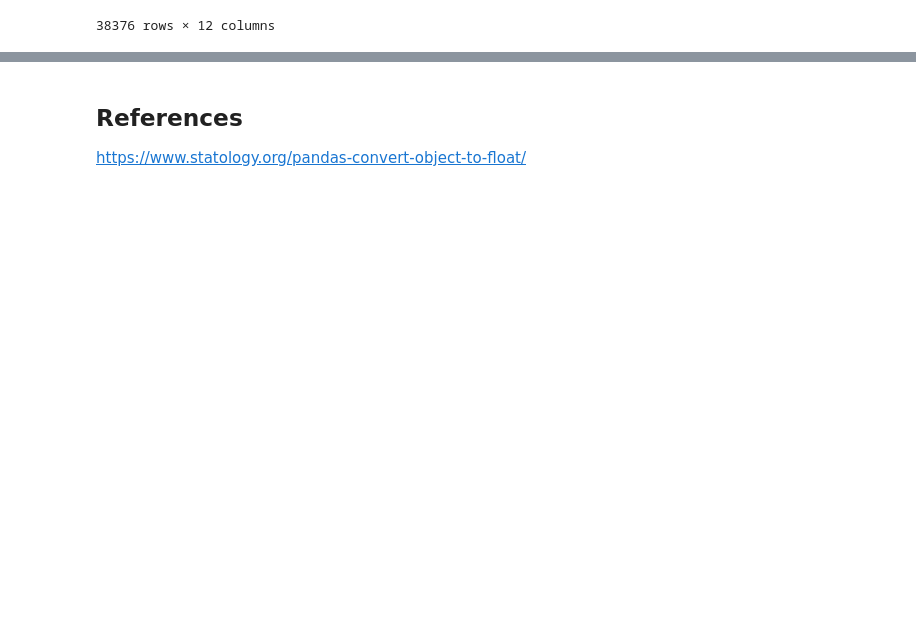
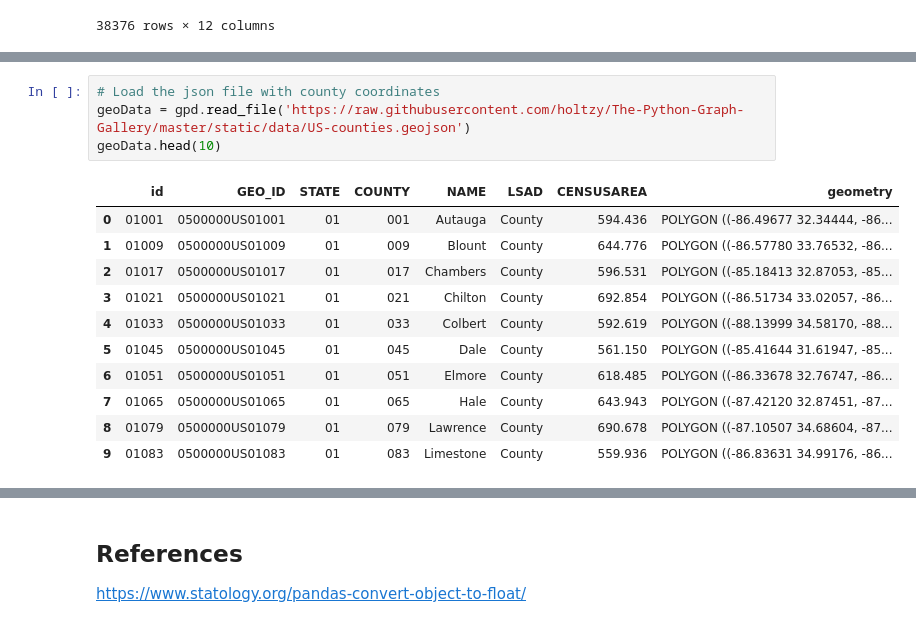
Before and after one commit to ShipraGupta16/Project_1, a Jupyter notebook: multiple_chronic_conditions_cms_2017.ipynb, the cells around one changed output, grey strips where cells are left out. Cells and saved outputs as stored; diff of their text form; blank space fills up the shorter version.

```diff
--- a/multiple_chronic_conditions_cms_2017.ipynb
+++ b/multiple_chronic_conditions_cms_2017.ipynb
@@ -308,0 +407,16 @@ mcc_county_df.describe()
+# %%
+# Load the json file with county coordinates
+geoData = gpd.read_file('https://raw.githubusercontent.com/holtzy/The-Python-Graph-Gallery/master/static/data/US-counties.geojson')
+geoData.head(10)
+# %% [output]
+|  | id | GEO_ID | STATE | COUNTY | NAME | LSAD | CENSUSAREA | geometry |
+| 0 | 01001 | 0500000US01001 | 01 | 001 | Autauga | County | 594.436 | POLYGON ((-86.49677 32.34444, -86... |
+| 1 | 01009 | 0500000US01009 | 01 | 009 | Blount | County | 644.776 | POLYGON ((-86.57780 33.76532, -86... |
+| 2 | 01017 | 0500000US01017 | 01 | 017 | Chambers | County | 596.531 | POLYGON ((-85.18413 32.87053, -85... |
+| 3 | 01021 | 0500000US01021 | 01 | 021 | Chilton | County | 692.854 | POLYGON ((-86.51734 33.02057, -86... |
+| 4 | 01033 | 0500000US01033 | 01 | 033 | Colbert | County | 592.619 | POLYGON ((-88.13999 34.58170, -88... |
+| 5 | 01045 | 0500000US01045 | 01 | 045 | Dale | County | 561.150 | POLYGON ((-85.41644 31.61947, -85... |
+| 6 | 01051 | 0500000US01051 | 01 | 051 | Elmore | County | 618.485 | POLYGON ((-86.33678 32.76747, -86... |
+| 7 | 01065 | 0500000US01065 | 01 | 065 | Hale | County | 643.943 | POLYGON ((-87.42120 32.87451, -87... |
+| 8 | 01079 | 0500000US01079 | 01 | 079 | Lawrence | County | 690.678 | POLYGON ((-87.10507 34.68604, -87... |
+| 9 | 01083 | 0500000US01083 | 01 | 083 | Limestone | County | 559.936 | POLYGON ((-86.83631 34.99176, -86... |
```
Also changed, not shown: parts of 16 cells of this notebook, 3 other files.
